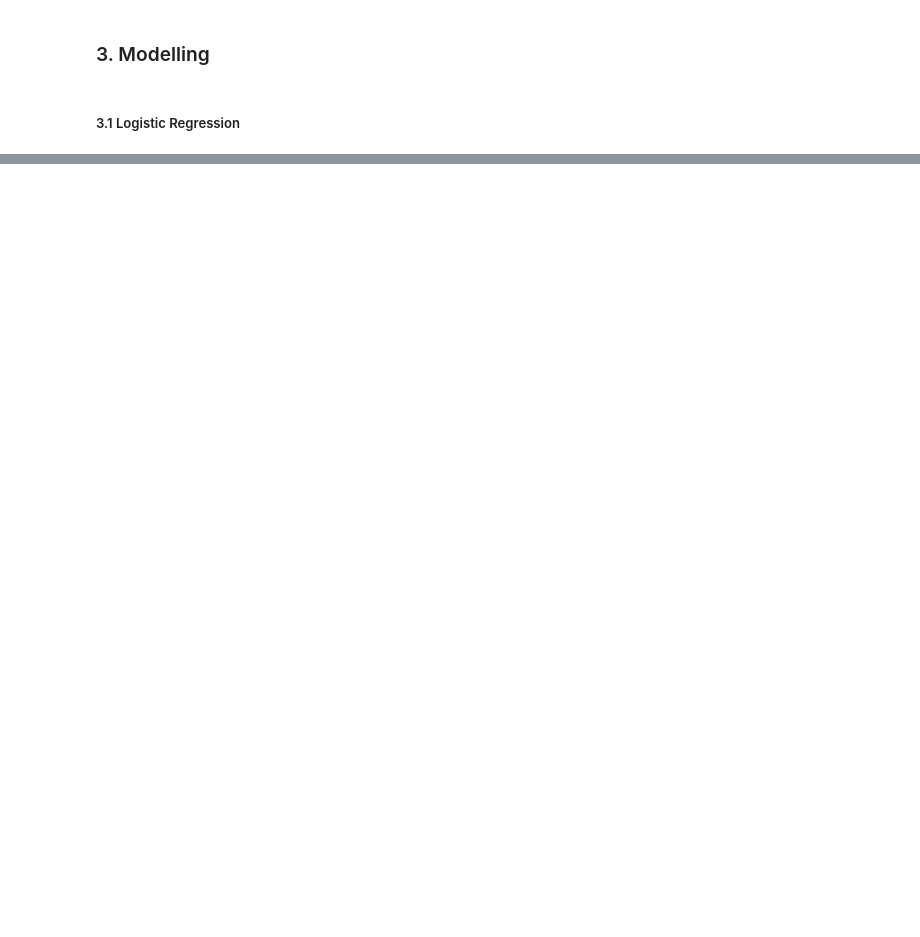
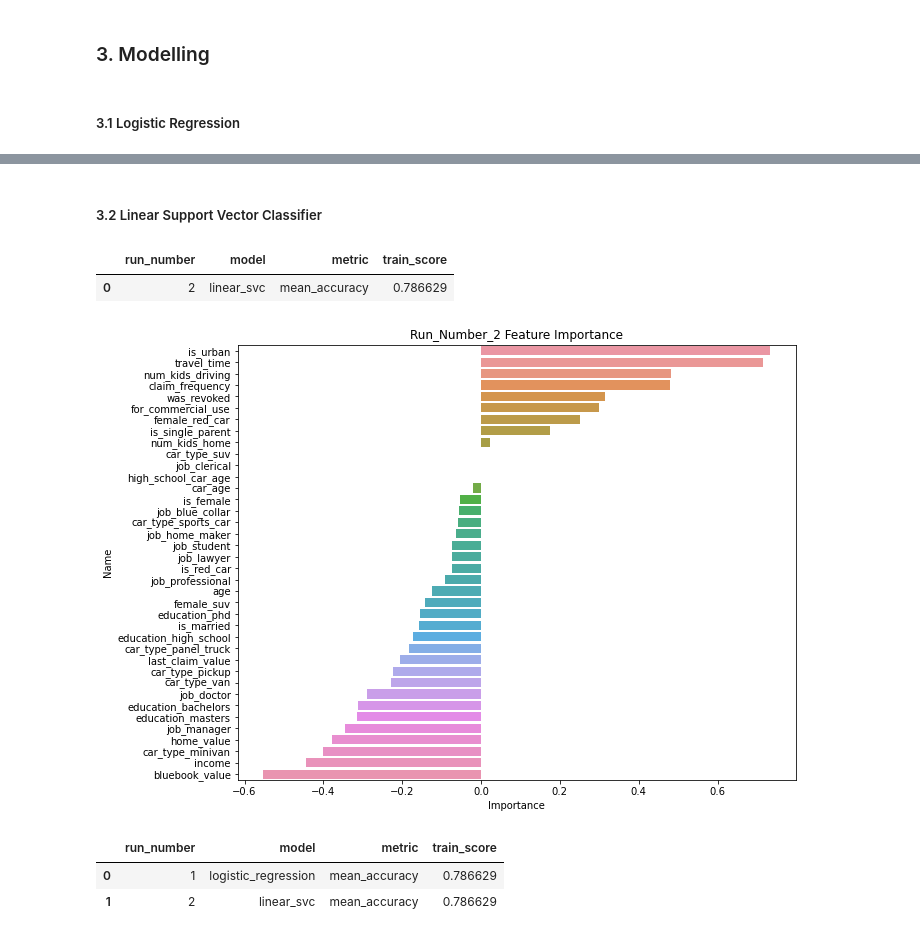
Before and after one commit to rossguthery/descartes-technical-test, a Jupyter notebook: main.ipynb, the cells around one changed output, grey strips where cells are left out. Saved outputs shown, nothing was run; the diff lists cells and outputs as text; code cells hidden in the pictures; blank space fills up the shorter version.

Commit message:
Continue feature engineering and modelling

```diff
--- a/main.ipynb
+++ b/main.ipynb
@@ -146,0 +141,30 @@ df_all_runs.head()
+# %% [markdown]
+##### 3.2 Linear Support Vector Classifier
+# %%
+# Instantiate a Modeller object.
+run_2: Modeller = Modeller(
+    test=test_engineerer.data,
+    train=train_engineerer.data,
+    config_path="model_configs.yaml",
+    entry_point="run_number_2",
+)
+
+# Call the Modeller object and store the model's performance.
+run_2()
+df_all_runs = pd.concat(
+    [df_all_runs, run_2.results], axis=0, ignore_index=True
+)
+
+# Display the model's results.
+run_2.results
+# %% [output]
+|  | run_number | model | metric | train_score |
+| 0 | 2 | linear_svc | mean_accuracy | 0.786629 |
+[figure, added]
+# %%
+# Display performance of all models.
+df_all_runs.head()
+# %% [output]
+|  | run_number | model | metric | train_score |
+| 0 | 1 | logistic_regression | mean_accuracy | 0.786629 |
+| 1 | 2 | linear_svc | mean_accuracy | 0.786629 |
```
Also changed, not shown: parts of 9 cells of this notebook, 2 other files.
